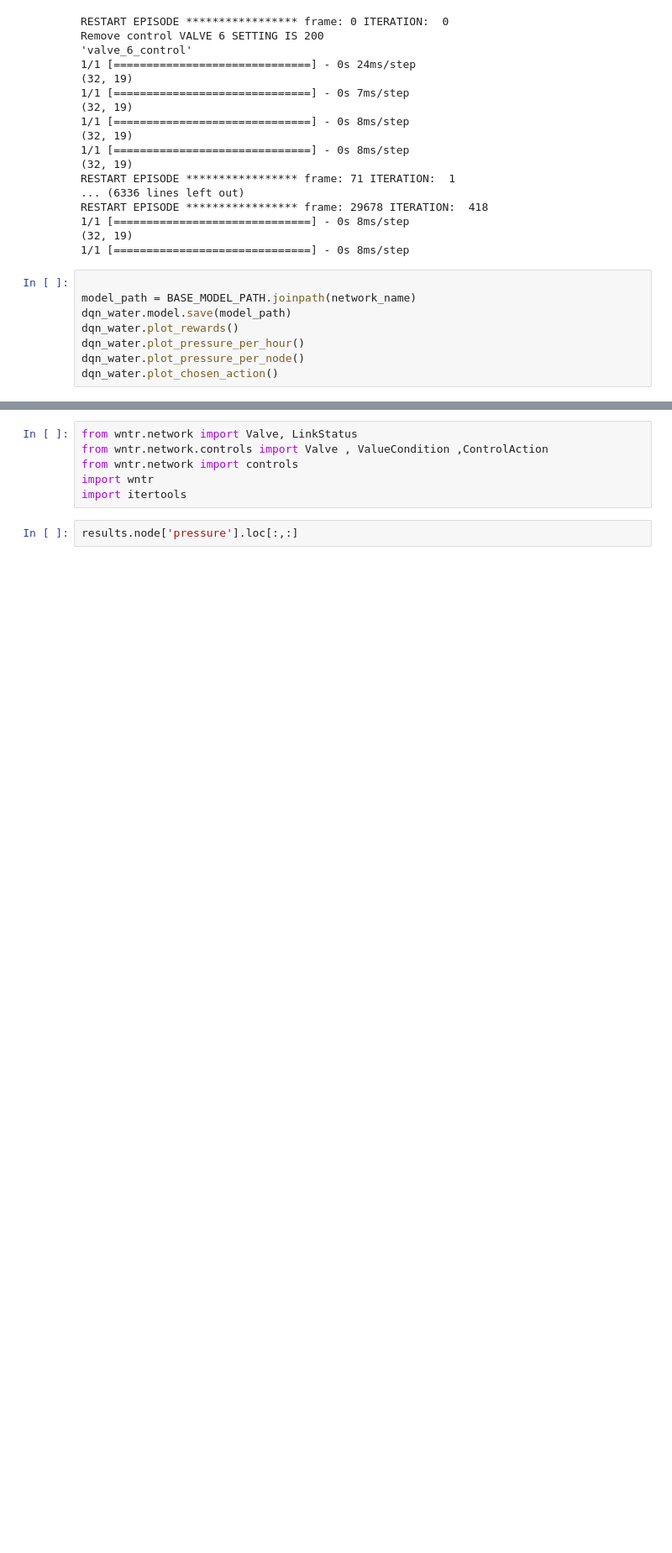
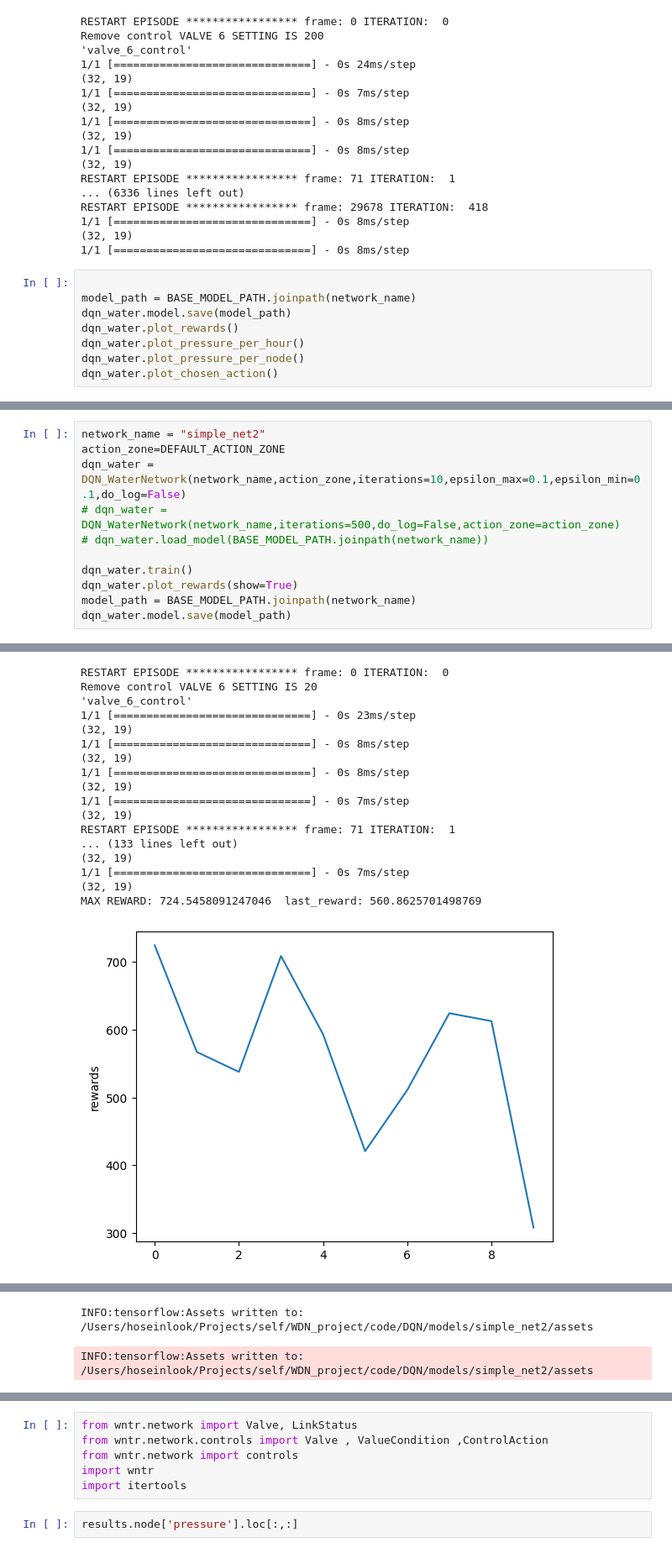
Before and after one commit to hoseinlook/WDN, a Jupyter notebook: project.ipynb, the cells around one changed output, grey strips where cells are left out. Shown at 84% size. Saved outputs shown, nothing was run; the diff lists cells and outputs as text; blank space fills up the shorter version.

```diff
--- a/project.ipynb
+++ b/project.ipynb
@@ -152,0 +130,12 @@ PRESSURE  49.72530300648515 51.09
+# %%
+network_name = "simple_net2"
+action_zone=DEFAULT_ACTION_ZONE
+dqn_water = DQN_WaterNetwork(network_name,action_zone,iterations=10,epsilon_max=0.1,epsilon_min=0.1,do_log=False)
+# dqn_water = DQN_WaterNetwork(network_name,iterations=500,do_log=False,action_zone=action_zone)
+# dqn_water.load_model(BASE_MODEL_PATH.joinpath(network_name))
+
+dqn_water.train()
+dqn_water.plot_rewards(show=True)
+model_path = BASE_MODEL_PATH.joinpath(network_name)
+dqn_water.model.save(model_path)
+# %% [output]
@@ -152,0 +143,18 @@ PRESSURE  49.72530300648515 51.09
+RESTART EPISODE ***************** frame: 0 ITERATION:  0
+Remove control VALVE 6 SETTING IS 20
+'valve_6_control'
+1/1 [==============================] - 0s 23ms/step
+(32, 19)
+1/1 [==============================] - 0s 8ms/step
+(32, 19)
+1/1 [==============================] - 0s 8ms/step
+(32, 19)
+1/1 [==============================] - 0s 7ms/step
+(32, 19)
+RESTART EPISODE ***************** frame: 71 ITERATION:  1
+... (133 lines left out)
+(32, 19)
+1/1 [==============================] - 0s 7ms/step
+(32, 19)
+MAX REWARD: 724.5458091247046  last_reward: 560.8625701498769
+[figure, added]
@@ -152,0 +163,2 @@ PRESSURE  49.72530300648515 51.09
+INFO:tensorflow:Assets written to: /Users/hoseinlook/Projects/self/WDN_project/code/DQN/models/simple_net2/assets
+INFO:tensorflow:Assets written to: /Users/hoseinlook/Projects/self/WDN_project/code/DQN/models/simple_net2/assets
```
Also changed, not shown: parts of 11 cells of this notebook, 2 other files.
